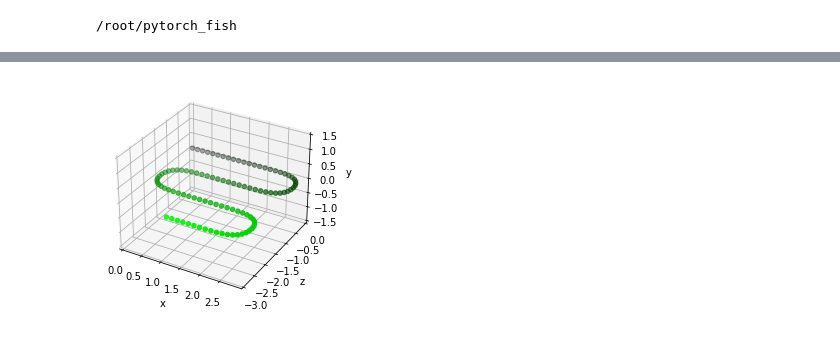
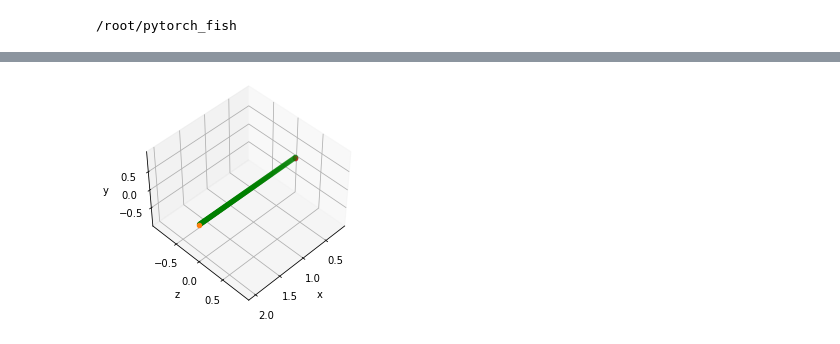
Before and after one commit to dongfangliu/pytorch_fish, a Jupyter notebook: scripts/testPID.ipynb, the cells around one changed output, grey strips where cells are left out. Drawn from its saved outputs; the diff is of its cells as text; code cells hidden in the pictures.

```diff
--- a/scripts/testPID.ipynb
+++ b/scripts/testPID.ipynb
@@ -25,8 +25,7 @@ data_folder =cwd+ 'py_data/'
 json_folder =data_folder+'jsons/'
 path_folder =json_folder+'paths/'
 scripts_folder = cwd+'scripts/'
-p_json = str(Path("./py_data/jsons/paths/path_ss.json").resolve())
-fluid_json = json_folder+'fluid_param_0.5.json'
-rigid_json = json_folder+'rigids_4_30.json'
-print(p_json,Path("./py_data/jsons/paths/path_ss.json").exists())
+fluid_json = json_folder+'fluid_param_1.0.json'
+rigid_json = json_folder+'rigids_4_30_test.json'
+print(Path("./py_data/jsons/paths/path_ss.json").exists())
 # %% [output]
@@ -50,20 +52,47 @@ paths_by_t= np.array([ env.path_data.trajectory.getPose(t).getPosition()  for t
+# %%
+env=gym.make('fish-v0',
+                  gpuId=gpuId,
+                        couple_mode=couple_mode,frame_skip=frame_skip,radius=radius,
+                       theta=theta,action_max=action_max,random_vel=random_vel,max_time=max_time,
+                       fluid_json=fluid_json,wp=wp,wr=wr,wa=wa,live_penality =live_penality,
+                       rigid_json=rigid_json,vel_theta = vel_theta,
+                       done_dist=done_dist,dist_distri_param=dist_distri_param,use_com=use_com
+
+                   )
 # %%
-fig = plt.figure()
-ax = fig.add_subplot(111, projection='3d')
-X = paths_by_t[:,0]
-Y = paths_by_t[:,1]
-Z = paths_by_t[:,2]
-ax.scatter3D(xs=X, zs=Y, ys=Z,c=[[0,i/len(paths_by_t),0] for i in range(paths_by_t.shape[0])])
+path_points =np.array( [
+    env.path_start*(1.0-t)+env.goal_pos*t for t in np.arange(0.0,1.0,1.0/100)
+
+])
+trajectory_points = env.trajectory_points
+ax=plt.figure().add_subplot(111, projection = '3d')
+X = path_points[:,0]
+Y = path_points[:,1]
+Z = path_points[:,2]
 ax.set_xlabel('x')
 ax.set_ylabel('z')
 ax.set_zlabel('y')
 max_range = np.array([X.max()-X.min(), Y.max()-Y.min(), Z.max()-Z.min()]).max() / 2.0
 mid_x = (X.max()+X.min()) * 0.5
 mid_y = (Y.max()+Y.min()) * 0.5
 mid_z = (Z.max()+Z.min()) * 0.5
 ax.set_xlim(mid_x - max_range, mid_x + max_range)
 ax.set_ylim(mid_z - max_range, mid_z + max_range)
 ax.set_zlim(mid_y - max_range, mid_y + max_range)
+ax.scatter3D(xs=X, zs=Y, ys=Z,c='g')
+if trajectory_points!=None:
+    ax.scatter3D(xs=[x[0] for x in trajectory_points],
+        zs=[x[1] for x in trajectory_points],
+        ys=[x[2] for x in trajectory_points],
+        c=[[0,0,i/len(trajectory_points)] for i in range(len(trajectory_points))])
+ax.view_init(elev=45,azim=45)#改变绘制图像的视角,即相机的位置,azim沿着z轴旋转，elev沿着y轴
+ax.set_xlabel('x')
+ax.set_ylabel('z')
+ax.set_zlabel('y')
+ax.scatter(env.path_start[0],env.path_start[2],env.path_start[1])
+ax.scatter(env.goal_pos[0],env.goal_pos[2],env.goal_pos[1])
+ax.scatter(env.body_xyz[0],env.body_xyz[2],env.body_xyz[1])
+ax.scatter(env.proj_pt_world[0],env.proj_pt_world[2],env.proj_pt_world[1])
 plt.show()
 # %% [output]
-[figure, old version]
+[figure, new version]
```
Also changed, not shown: parts of 14 cells of this notebook, 23 other files.
